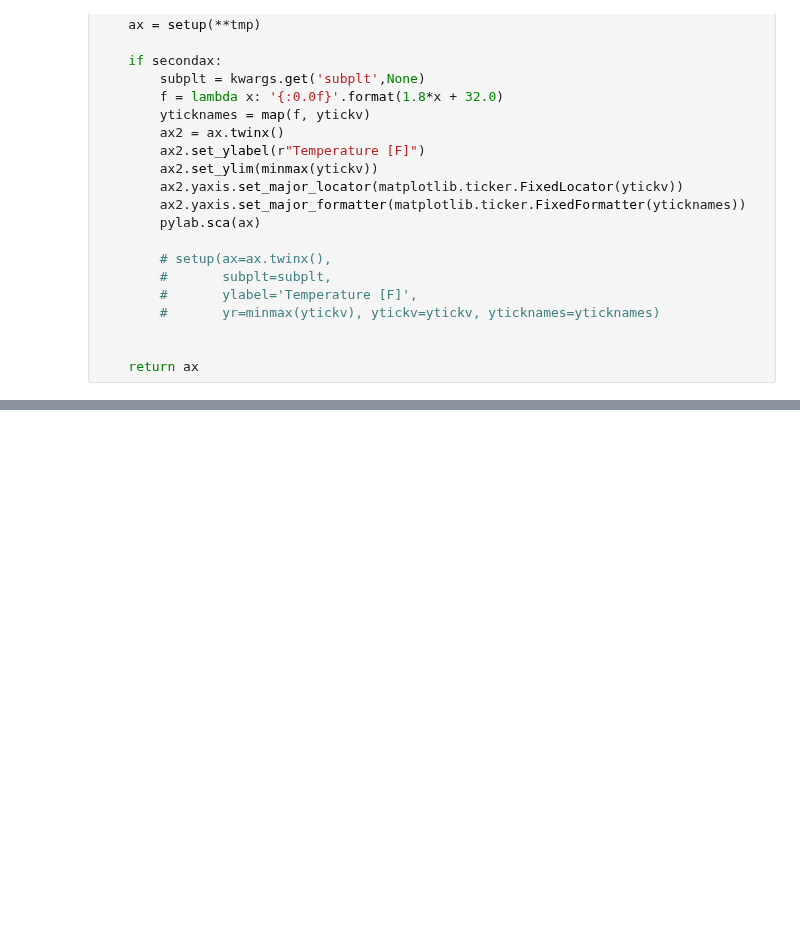
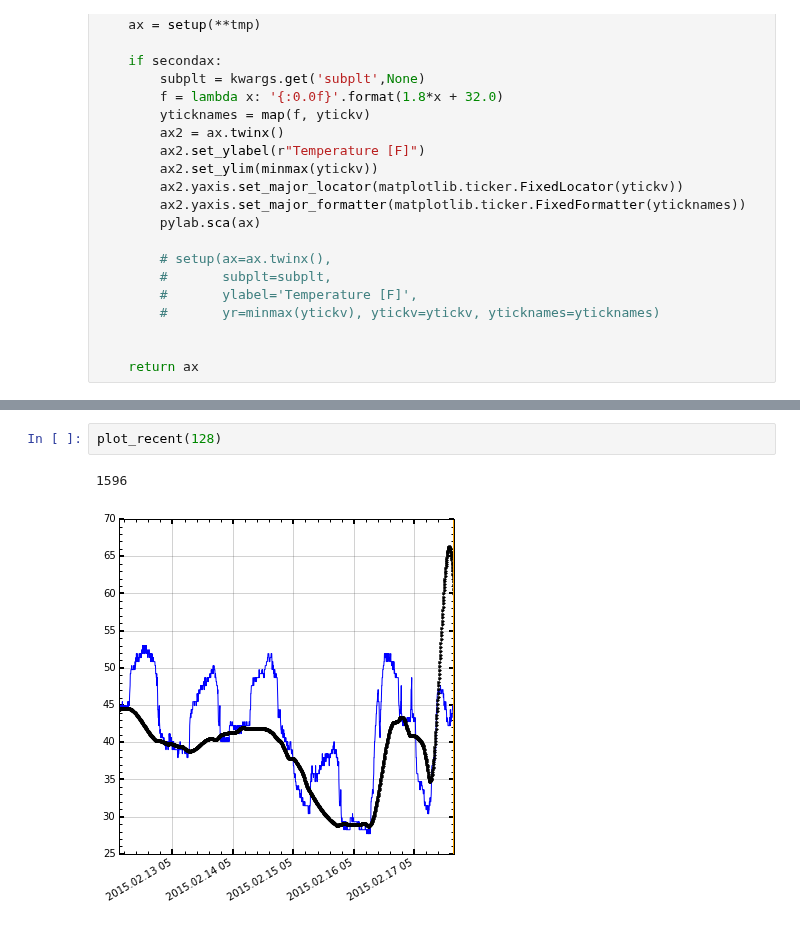
Before and after one commit to ajmendez/templog, a Jupyter notebook: notebook/neon.ipynb, the cells around one changed output, grey strips where cells are left out. Saved outputs shown, nothing was run; the diff lists cells and outputs as text; blank space fills up the shorter version.

```diff
--- a/notebook/neon.ipynb
+++ b/notebook/neon.ipynb
@@ -174,0 +175,5 @@ plot_recent()
+# %%
+plot_recent(128)
+# %% [output]
+1596
+[figure, added]
```
Also changed, not shown: parts of 3 cells of this notebook.
